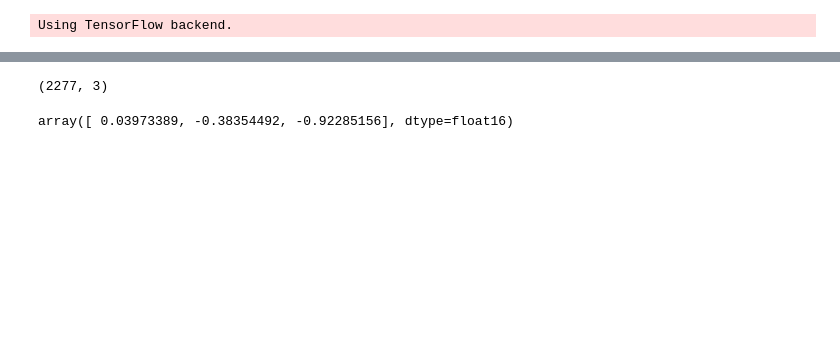
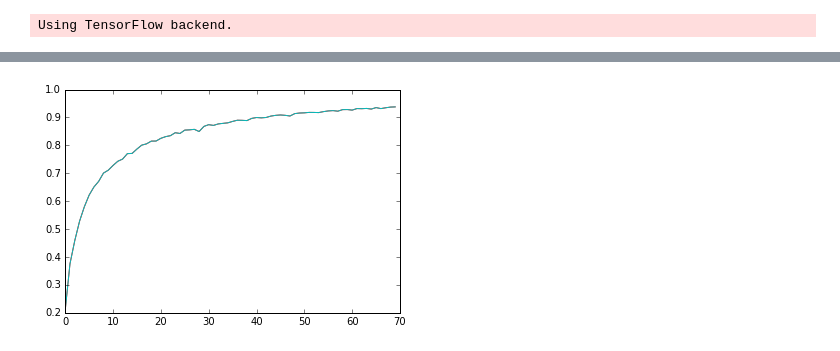
Before and after one commit to danakianfar/landmark_detection, a Jupyter notebook: evaluation.ipynb, the cells around one changed output, grey strips where cells are left out. Saved outputs shown, nothing was run; the diff lists cells and outputs as text; code cells hidden in the pictures; blank space fills up the shorter version.

```diff
--- a/evaluation.ipynb
+++ b/evaluation.ipynb
@@ -127,8 +102,8 @@ ValueError: Unknown projection '3d'
-# %%
-look_vec_test.shape
-# %% [output]
-(2277, 3)
-# %%
-look_vec_test[i,:]
-# %% [output]
-array([ 0.03973389, -0.38354492, -0.92285156], dtype=float16)
+# %%
+with open('models/HeadTrue-TowerTrue-2D-mean_absolute_error-non_spatial-[1.3430979573836597, 0.91167892365796976].history', 'rb') as f:
+    hist_doubletower_mae = pickle.load(f)
+
+plt.plot(hist_doubletower_mae['landmark_accuracy'])
+plt.show()
+# %% [output]
+[figure, added]
```
Also changed, not shown: parts of 11 cells of this notebook, 1 other file.
